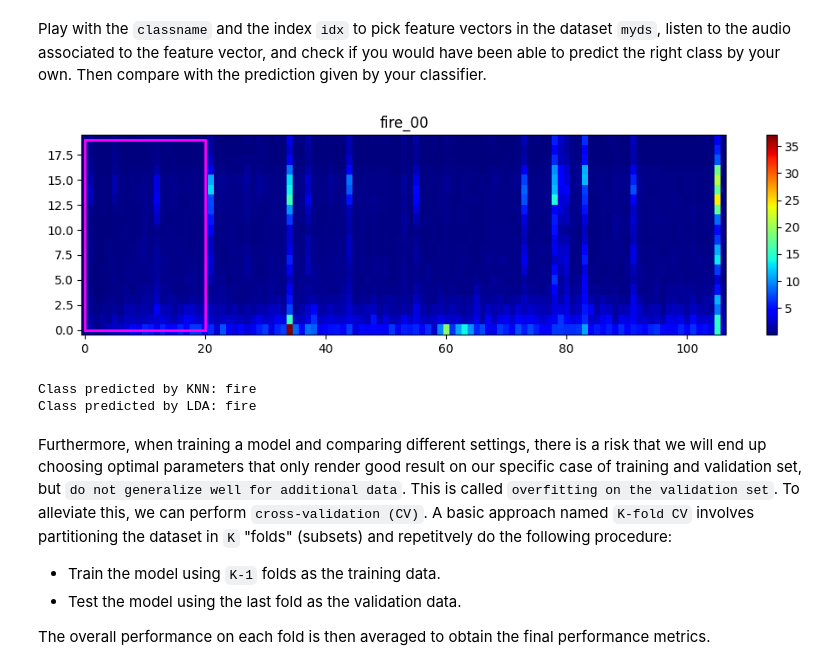
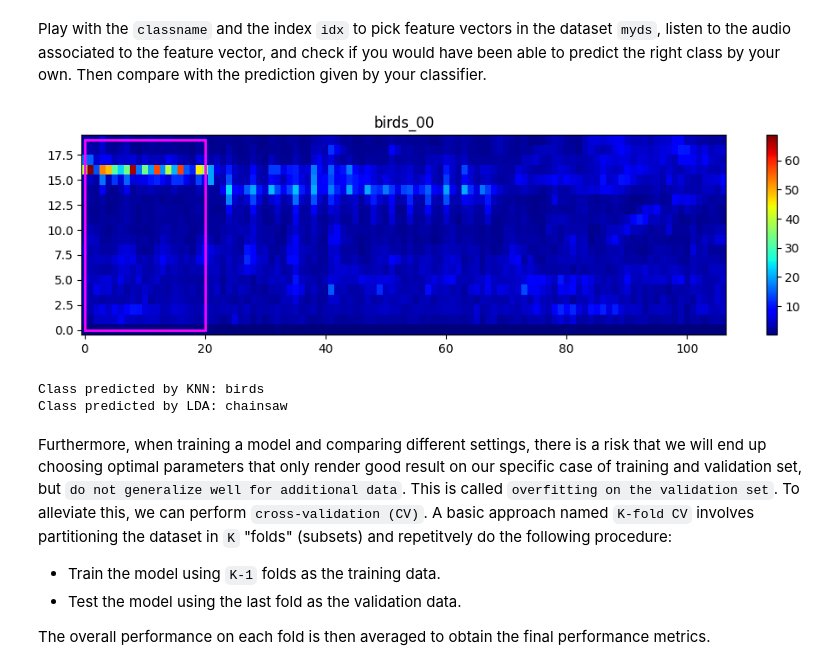
Before and after one commit to Anthiaume/LELEC210X-GroupA, a Jupyter notebook: classification/h5a2_audio.ipynb, the cells around one changed output. Drawn from its saved outputs; the diff is of its cells as text; code cells hidden in the pictures.

```diff
--- a/classification/h5a2_audio.ipynb
+++ b/classification/h5a2_audio.ipynb
@@ -227,30 +235,30 @@ Play with the ``classname`` and the index ``idx`` to pick feature vectors in the
 # %%
 ### TO RUN
 idx = 0
-classname = "fire"
+classname = "birds"
 
 # birds
 # chainsaw
 # fire
 # handsaw
 # helicopter
 
 myds.display([classname, idx], show_features=True)
 thisfv = myds.treat_spec(myds[classname, idx])[0]
 
 # this artefact is necessary because the 'predict' function expects a matrix_like input.
 mat = np.zeros((2, len(thisfv)))
 mat[0] = thisfv
 
 prediction_knn = model_knn.predict(mat)
 prediction_lda = model_lda.predict(mat)
 
 print("Class predicted by KNN:", prediction_knn[0])
 print("Class predicted by LDA:", prediction_lda[0])
 # %% [output]
-[figure, old version]
+[figure, new version]
-Class predicted by KNN: fire
-Class predicted by LDA: fire
+Class predicted by KNN: birds
+Class predicted by LDA: chainsaw
 # %% [markdown]
 Furthermore, when training a model and comparing different settings, there is a risk that we will end up choosing optimal parameters that only render good result on our specific case of training and validation set, but ``do not generalize well for additional data``. This is called ``overfitting on the validation set``. To alleviate this, we can perform ``cross-validation (CV)``. A basic approach named ``K-fold CV`` involves partitioning the dataset in ``K`` "folds" (subsets) and repetitvely do the following procedure:
 
```
Also changed, not shown: parts of 24 cells of this notebook, 14 other files.
